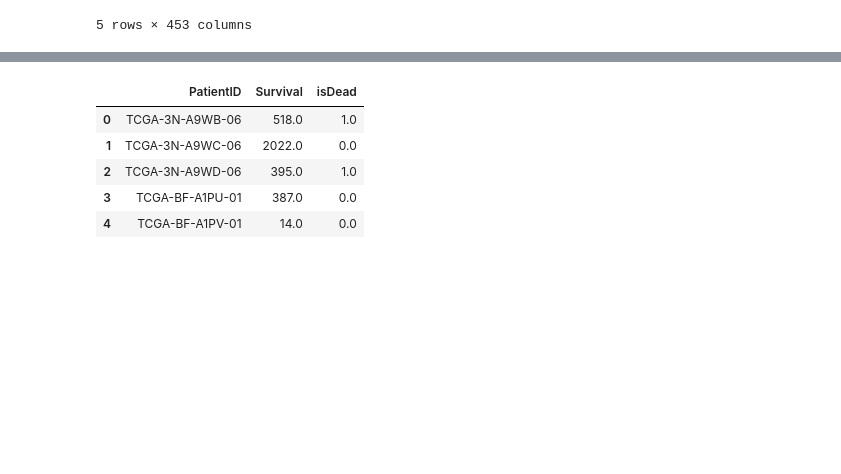
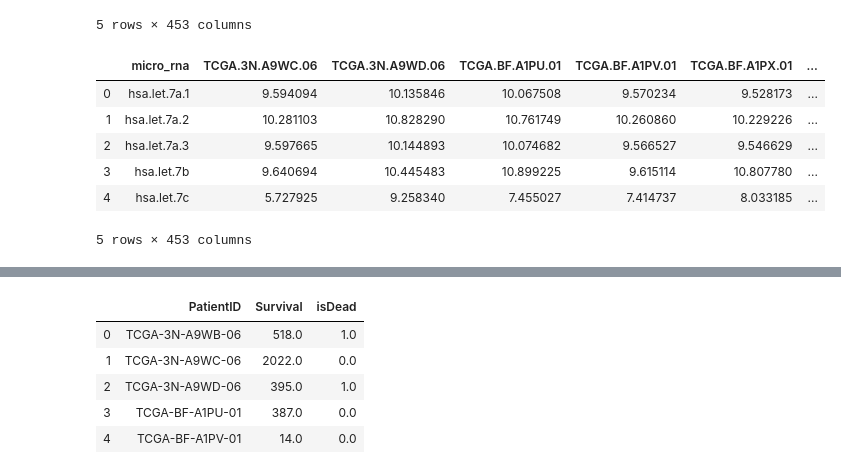
Before and after one commit to OfirKatz1/acgt_melanoma, a Jupyter notebook: DataExplorationSadna.ipynb, the cells around one changed output, grey strips where cells are left out. Drawn from its saved outputs; the diff is of its cells as text; code cells hidden in the pictures; blank space fills up the shorter version.

```diff
--- a/DataExplorationSadna.ipynb
+++ b/DataExplorationSadna.ipynb
@@ -121,6 +134,19 @@ dataframes['micro_rna_data'].head()
 | 3 | hsa.let.7b | 15377.019845 | 34387.698695 | 54133.369009 | 14988.630767 | 49402.682161 | ... |
 | 4 | hsa.let.7c | 306.330986 | 10490.699334 | 1727.530141 | 1659.272408 | 3080.541241 | ... |
 5 rows × 453 columns
+# %%
+# normalize the data
+dataframes['micro_rna_data'] = dataframes['micro_rna_data'].apply(lambda x: np.log(x + 1) if x.name != 'micro_rna' else x)
+# sample exp data after normalization
+dataframes['micro_rna_data'].head()
+# %% [output]
+|  | micro_rna | TCGA.3N.A9WC.06 | TCGA.3N.A9WD.06 | TCGA.BF.A1PU.01 | TCGA.BF.A1PV.01 | TCGA.BF.A1PX.01 | ... |
+| 0 | hsa.let.7a.1 | 9.594094 | 10.135846 | 10.067508 | 9.570234 | 9.528173 | ... |
+| 1 | hsa.let.7a.2 | 10.281103 | 10.828290 | 10.761749 | 10.260860 | 10.229226 | ... |
+| 2 | hsa.let.7a.3 | 9.597665 | 10.144893 | 10.074682 | 9.566527 | 9.546629 | ... |
+| 3 | hsa.let.7b | 9.640694 | 10.445483 | 10.899225 | 9.615114 | 10.807780 | ... |
+| 4 | hsa.let.7c | 5.727925 | 9.258340 | 7.455027 | 7.414737 | 8.033185 | ... |
+5 rows × 453 columns
 # %%
 dataframes['gtex_data'].head()
 # %% [output]
```
Also changed, not shown: parts of 2 cells of this notebook.
